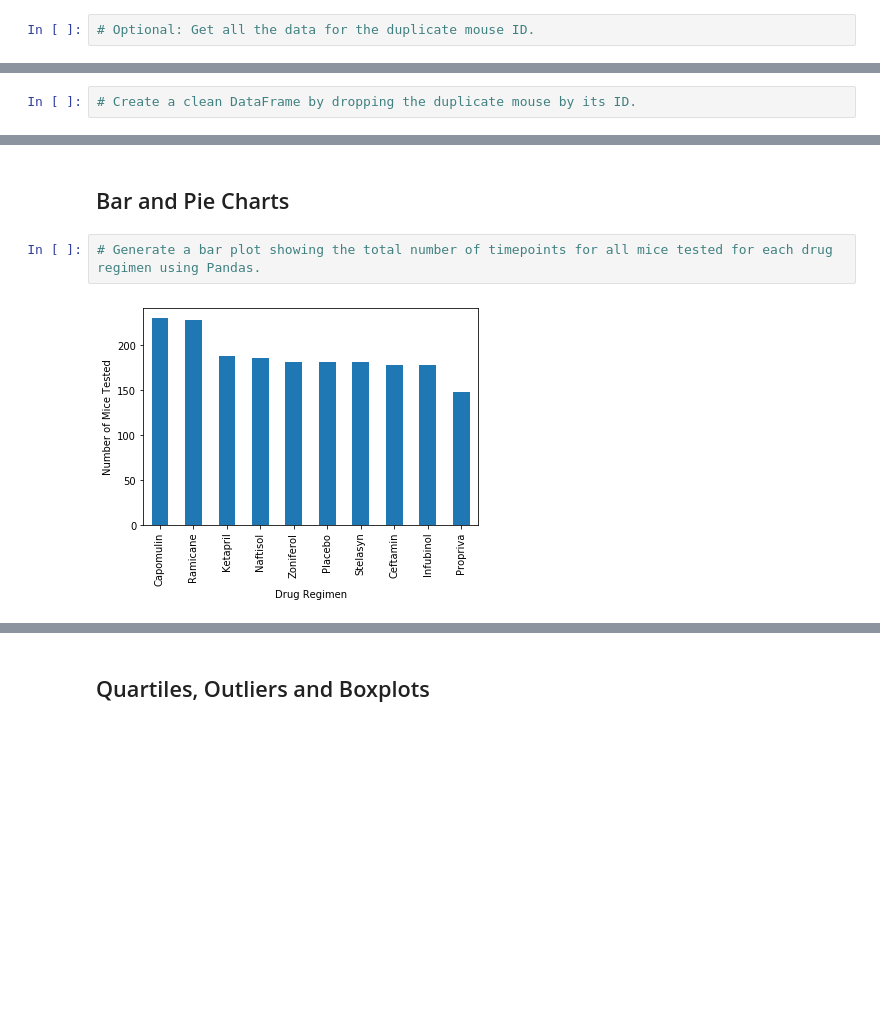
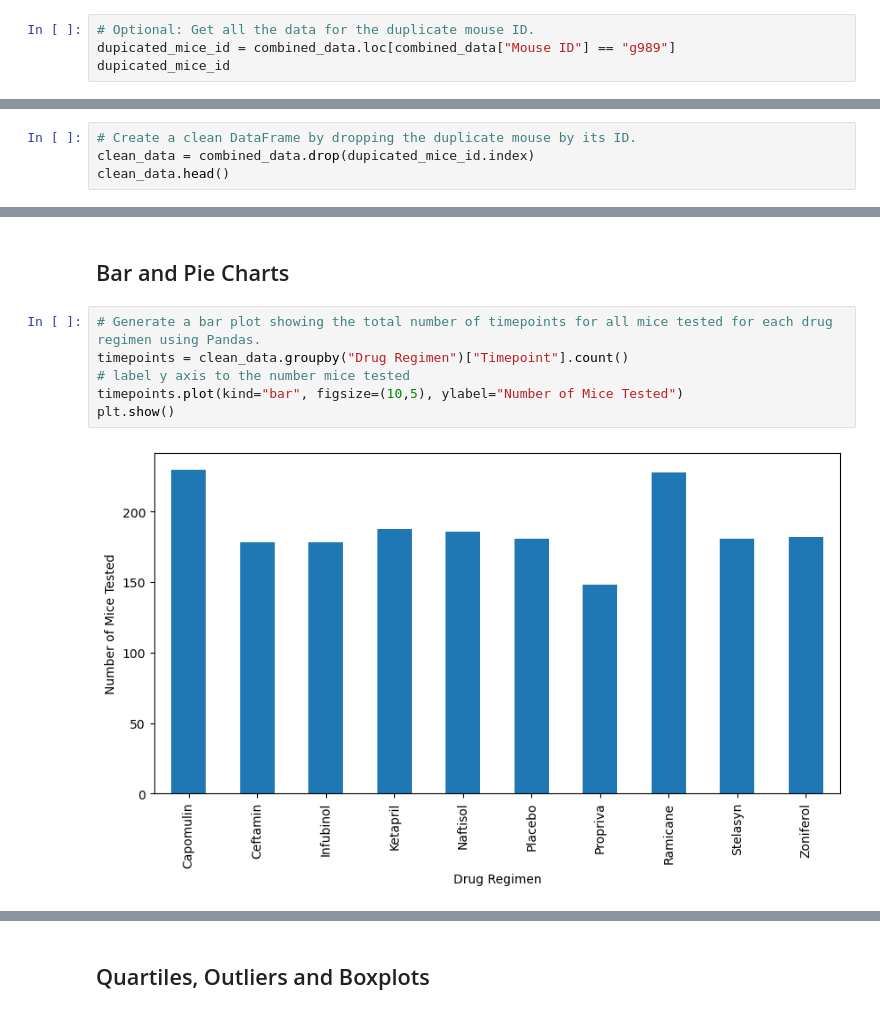
Before and after one commit to matanick1/Jupyter-notebook-Pymaceuticals, a Jupyter notebook: Pymaceuticals Starter Code/pymaceuticals_working.ipynb, the cells around one changed output, grey strips where cells are left out. Drawn from its saved outputs; the diff is of its cells as text; blank space fills up the shorter version.

```diff
--- a/Pymaceuticals Starter Code/pymaceuticals_working.ipynb
+++ b/Pymaceuticals Starter Code/pymaceuticals_working.ipynb
@@ -54,4 +63,6 @@ combined_data.loc[combined_data.duplicated(subset=["Mouse ID", "Timepoint"]),"Mo
 array(['g989'], dtype=object)
 # %%
 # Optional: Get all the data for the duplicate mouse ID.
+dupicated_mice_id = combined_data.loc[combined_data["Mouse ID"] == "g989"]
+dupicated_mice_id
 # %% [output]
@@ -72,2 +83,4 @@ array(['g989'], dtype=object)
 # %%
 # Create a clean DataFrame by dropping the duplicate mouse by its ID.
+clean_data = combined_data.drop(dupicated_mice_id.index)
+clean_data.head()
@@ -119,5 +161,9 @@ array(['g989'], dtype=object)
 ## Bar and Pie Charts
 # %%
 # Generate a bar plot showing the total number of timepoints for all mice tested for each drug regimen using Pandas.
+timepoints = clean_data.groupby("Drug Regimen")["Timepoint"].count()
+# label y axis to the number mice tested
+timepoints.plot(kind="bar", figsize=(10,5), ylabel="Number of Mice Tested")
+plt.show()
 # %% [output]
-[figure, old version]
+[figure, new version]
```
Also changed, not shown: parts of 11 cells of this notebook.
